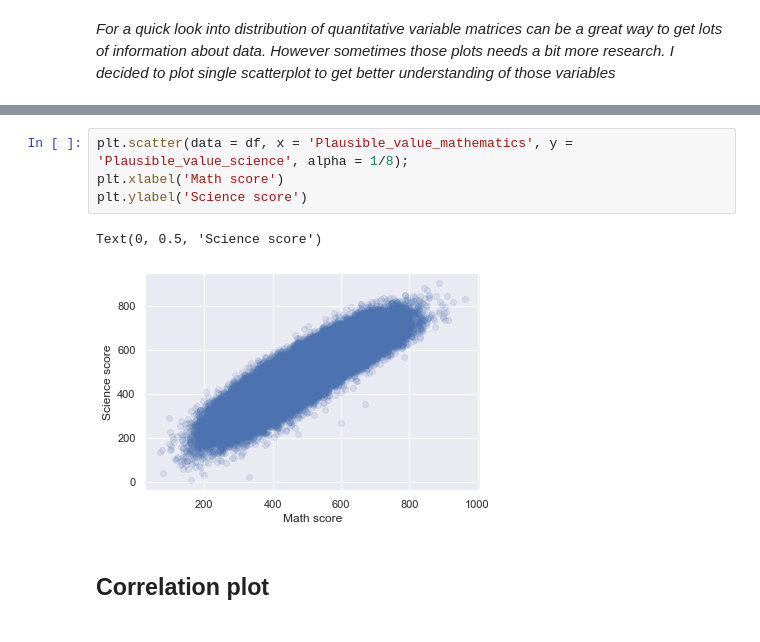
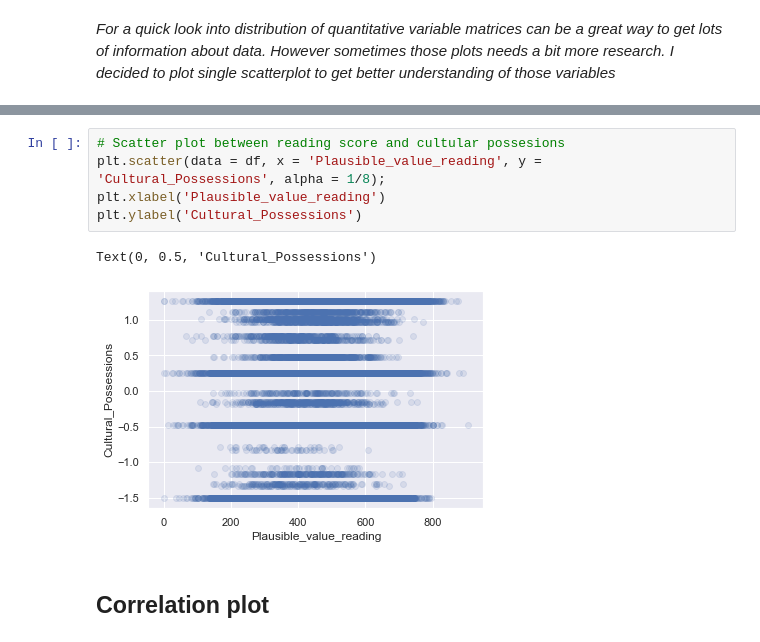
Before and after one commit to AndrejaCH/Exploratory_and_Explanatory_Visualizations, a Jupyter notebook: Data_Exploration.ipynb, the cells around one changed output, grey strips where cells are left out. Saved outputs shown, nothing was run; the diff lists cells and outputs as text.

```diff
--- a/Data_Exploration.ipynb
+++ b/Data_Exploration.ipynb
@@ -775,10 +831,11 @@ Text(0, 0.5, 'Wealth')
 # %%
-plt.scatter(data = df, x = 'Plausible_value_mathematics', y = 'Plausible_value_science', alpha = 1/8);
-plt.xlabel('Math score')
-plt.ylabel('Science score')
+# Scatter plot between reading score and cultular possesions
+plt.scatter(data = df, x = 'Plausible_value_reading', y = 'Cultural_Possessions', alpha = 1/8);
+plt.xlabel('Plausible_value_reading')
+plt.ylabel('Cultural_Possessions')
 # %% [output]
-Text(0, 0.5, 'Science score')
+Text(0, 0.5, 'Cultural_Possessions')
-[figure, old version]
+[figure, new version]
 # %% [markdown]
 ## Correlation plot
 # %%
```
Also changed, not shown: parts of 97 cells of this notebook.
